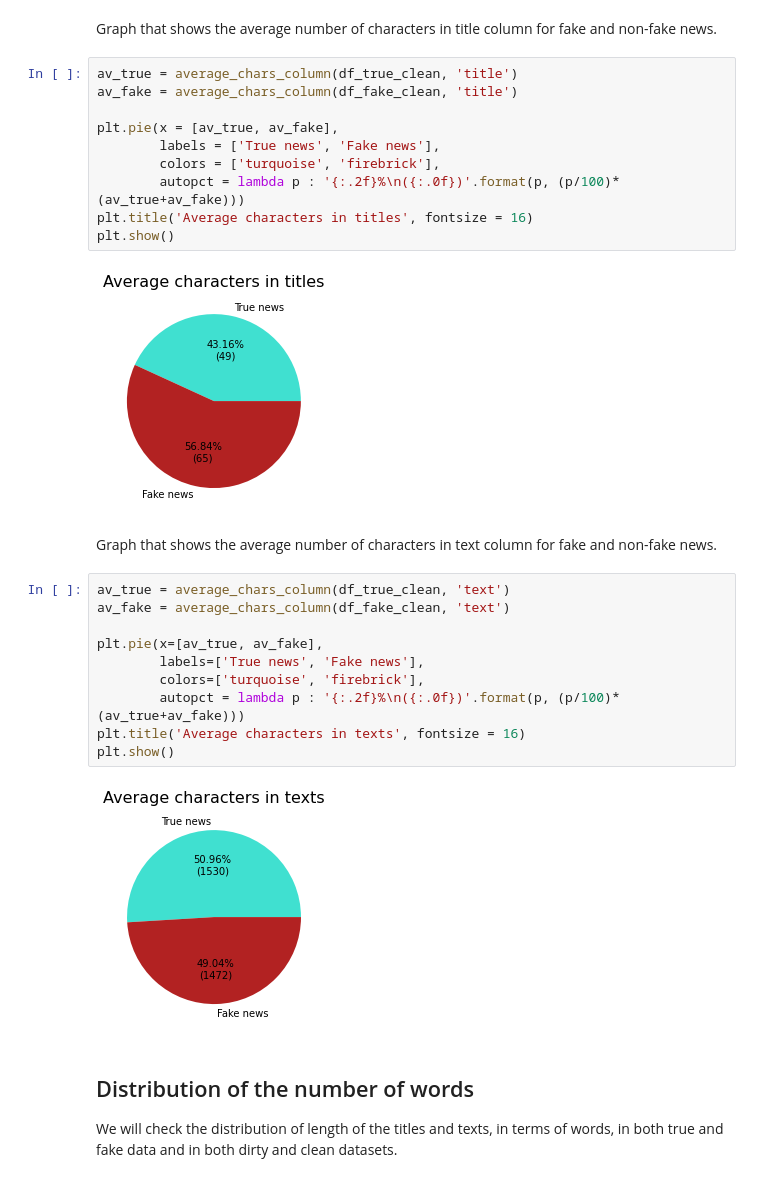
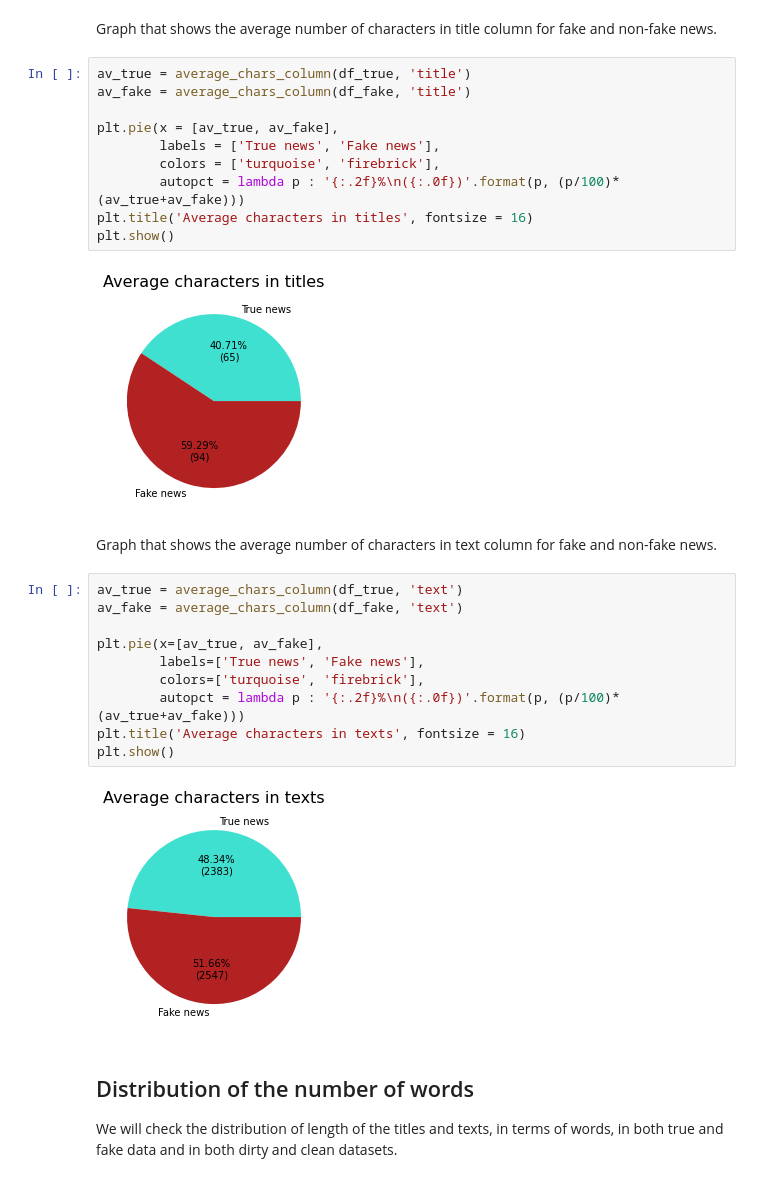
Before and after one commit to AngelPn/Fake-News-Detector, a Jupyter notebook: fake_news_detection.ipynb, the cells around one changed output. Drawn from its saved outputs; the diff is of its cells as text.

```diff
--- a/fake_news_detection.ipynb
+++ b/fake_news_detection.ipynb
@@ -232,8 +240,8 @@ def average_chars_column(df, column):
 # %% [markdown]
 Graph that shows the average number of characters in title column for fake and non-fake news.
 # %%
-av_true = average_chars_column(df_true_clean, 'title')
-av_fake = average_chars_column(df_fake_clean, 'title')
+av_true = average_chars_column(df_true, 'title')
+av_fake = average_chars_column(df_fake, 'title')
 
 plt.pie(x = [av_true, av_fake],
         labels = ['True news', 'Fake news'],
@@ -242,21 +250,21 @@ plt.pie(x = [av_true, av_fake],
 plt.title('Average characters in titles', fontsize = 16)
 plt.show()
 # %% [output]
-[figure, old version]
+[figure, new version]
 # %% [markdown]
 Graph that shows the average number of characters in text column for fake and non-fake news.
 # %%
-av_true = average_chars_column(df_true_clean, 'text')
-av_fake = average_chars_column(df_fake_clean, 'text')
+av_true = average_chars_column(df_true, 'text')
+av_fake = average_chars_column(df_fake, 'text')
 
 plt.pie(x=[av_true, av_fake],
         labels=['True news', 'Fake news'],
         colors=['turquoise', 'firebrick'],
         autopct = lambda p : '{:.2f}%\n({:.0f})'.format(p, (p/100)*(av_true+av_fake)))
 plt.title('Average characters in texts', fontsize = 16)
 plt.show()
 # %% [output]
-[figure, old version]
+[figure, new version]
 # %% [markdown]
 ## Distribution of the number of words
 We will check the distribution of length of the titles and texts, in terms of words, in both true and fake data and in both dirty and clean datasets.
```
Also changed, not shown: parts of 37 cells of this notebook.
